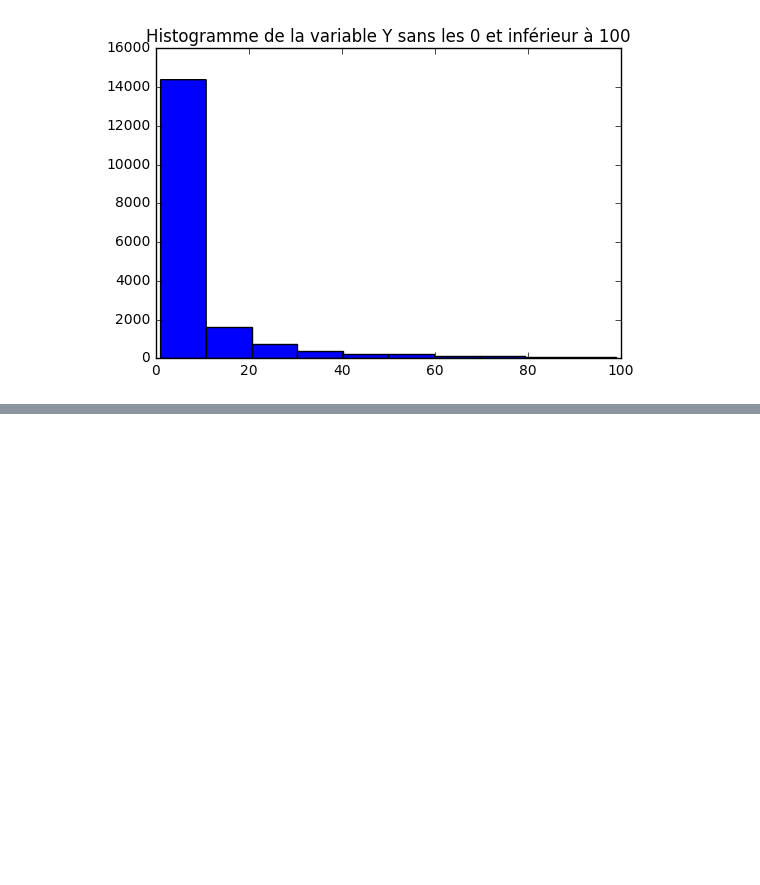
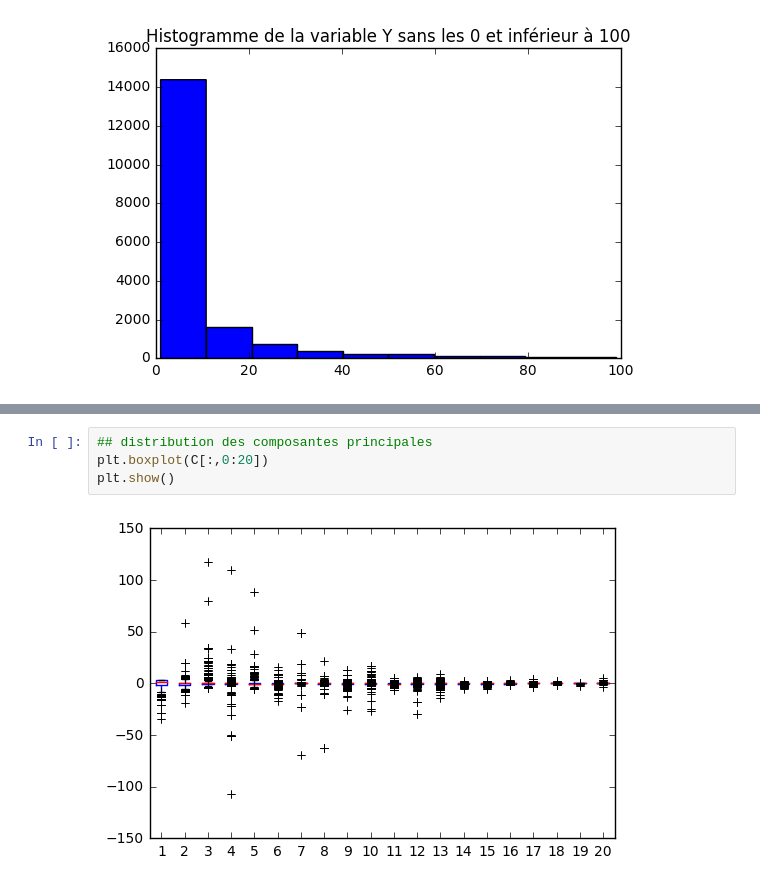
Before and after one commit to LilianBeuneche/Donnees, a Jupyter notebook: Projet 5GMM Python.ipynb, the cells around one changed output, grey strips where cells are left out. Drawn from its saved outputs; the diff is of its cells as text; blank space fills up the shorter version.

```diff
--- a/Projet 5GMM Python.ipynb
+++ b/Projet 5GMM Python.ipynb
@@ -113,0 +217,6 @@ DescribeResult(nobs=52397, minmax=(array([  0.00000000e+00,   0.00000000e+00,
+# %%
+## distribution des composantes principales
+plt.boxplot(C[:,0:20])
+plt.show()
+# %% [output]
+[figure, added]
```
Also changed, not shown: parts of 20 cells of this notebook, 1 other file.
